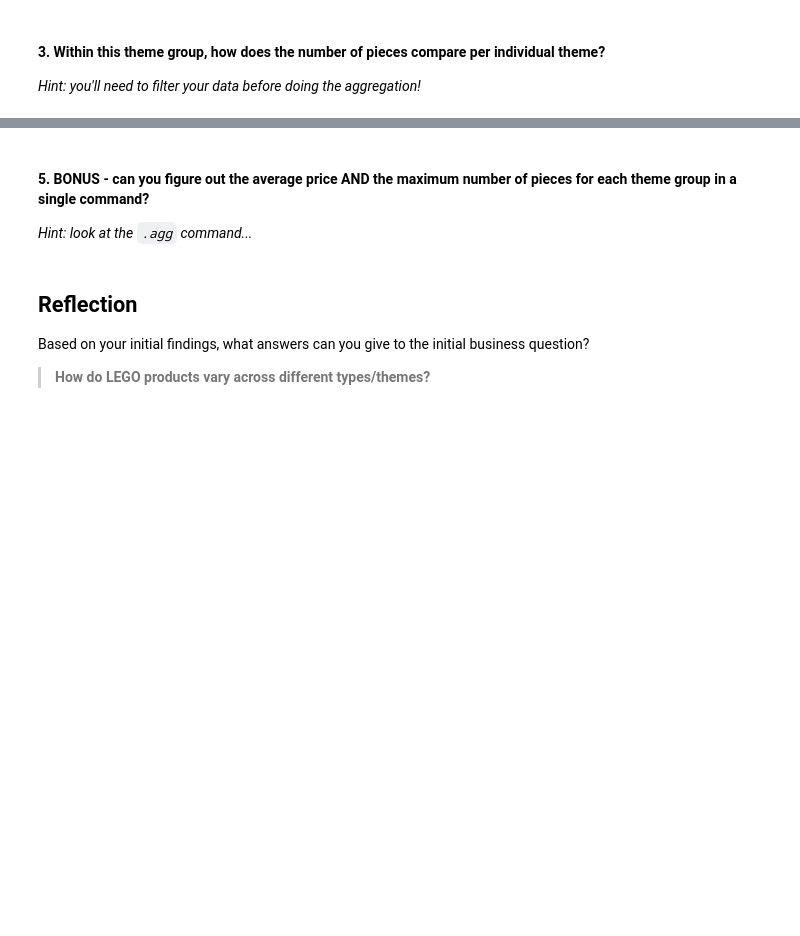
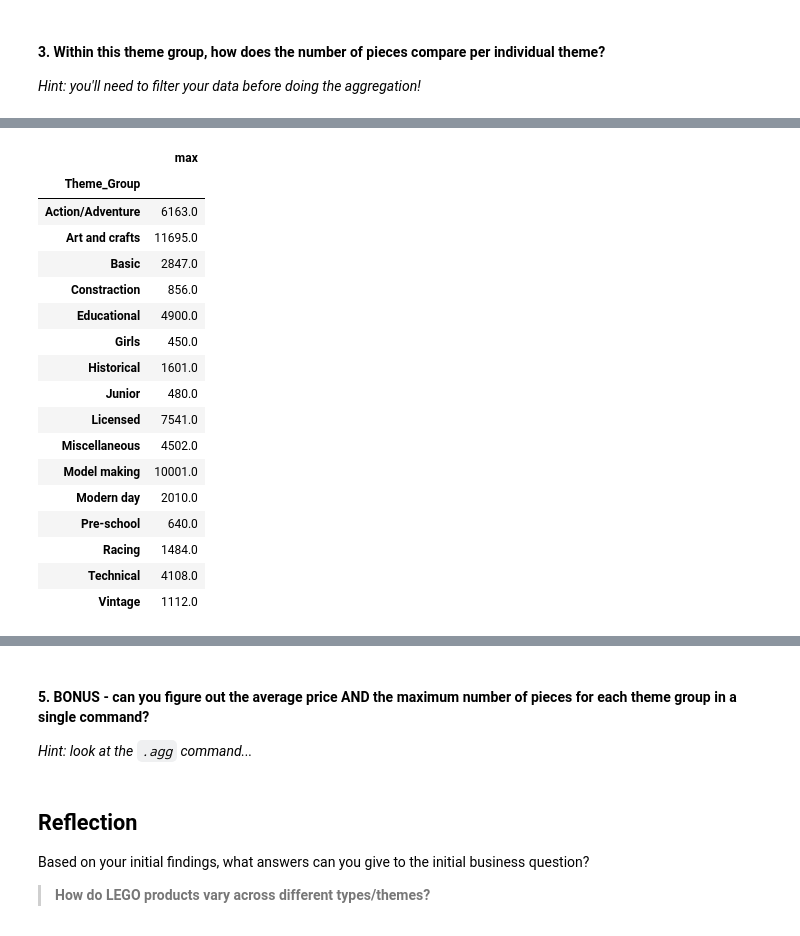
Before and after one commit to milena-seismo/DSB-Unit-02, a Jupyter notebook: 02 - Exploring and Joining/04-exercise-descriptive-statistics-in-pandas.ipynb, the cells around one changed output, grey strips where cells are left out. Saved outputs shown, nothing was run; the diff lists cells and outputs as text; code cells hidden in the pictures; blank space fills up the shorter version.

```diff
--- a/02 - Exploring and Joining/04-exercise-descriptive-statistics-in-pandas.ipynb
+++ b/02 - Exploring and Joining/04-exercise-descriptive-statistics-in-pandas.ipynb
@@ -180,0 +331,21 @@ dtype: float64
+# %%
+lego_mean.agg(["max"])
+# %% [output]
+|  | max |
+| Theme_Group |  |
+| Action/Adventure | 6163.0 |
+| Art and crafts | 11695.0 |
+| Basic | 2847.0 |
+| Constraction | 856.0 |
+| Educational | 4900.0 |
+| Girls | 450.0 |
+| Historical | 1601.0 |
+| Junior | 480.0 |
+| Licensed | 7541.0 |
+| Miscellaneous | 4502.0 |
+| Model making | 10001.0 |
+| Modern day | 2010.0 |
+| Pre-school | 640.0 |
+| Racing | 1484.0 |
+| Technical | 4108.0 |
+| Vintage | 1112.0 |
```
Also changed, not shown: parts of 13 cells of this notebook.
